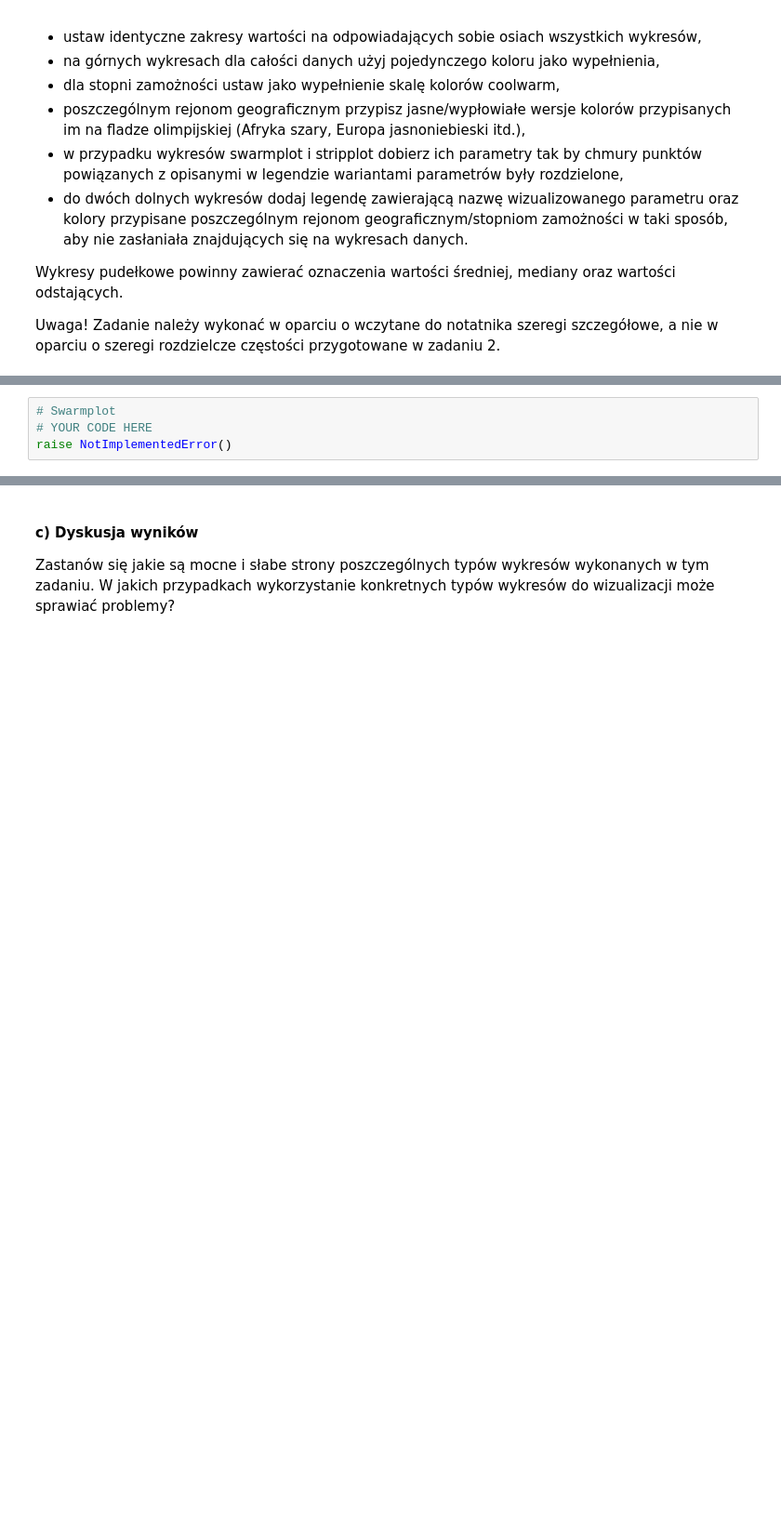
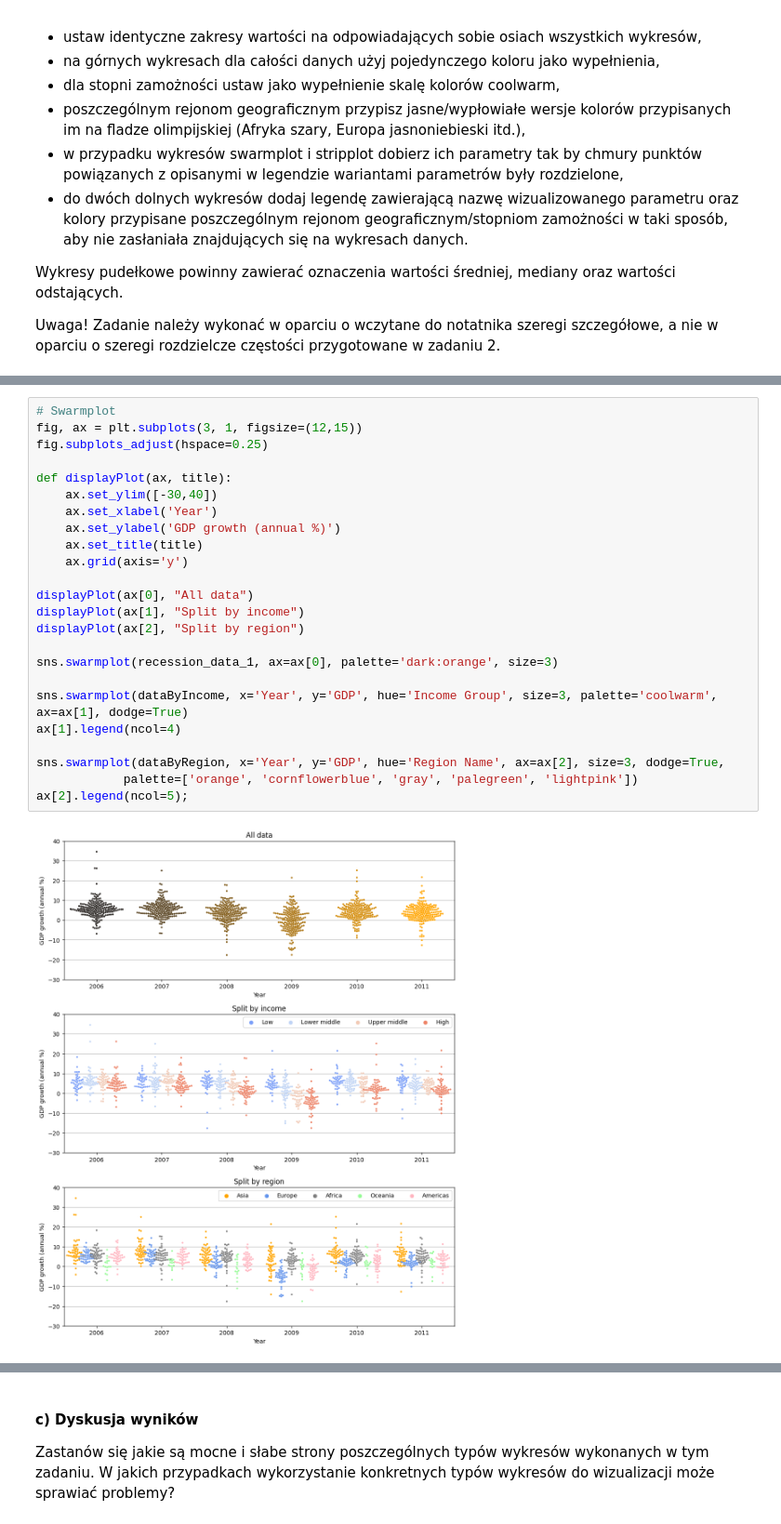
Before and after one commit to piotre10/ADwJP-exercises, a Jupyter notebook: L02/ZZ02_CZ02.ipynb, the cells around one changed output, grey strips where cells are left out. Shown at 93% size. Cells and saved outputs as stored; diff of their text form; blank space fills up the shorter version.

```diff
--- a/L02/ZZ02_CZ02.ipynb
+++ b/L02/ZZ02_CZ02.ipynb
@@ -236,6 +330,28 @@ raise NotImplementedError()
 # %%
 # Swarmplot
-# YOUR CODE HERE
-raise NotImplementedError()
+fig, ax = plt.subplots(3, 1, figsize=(12,15))
+fig.subplots_adjust(hspace=0.25)
+
+def displayPlot(ax, title):
+    ax.set_ylim([-30,40])
+    ax.set_xlabel('Year')
+    ax.set_ylabel('GDP growth (annual %)')
+    ax.set_title(title)
+    ax.grid(axis='y')
+
+displayPlot(ax[0], "All data")
+displayPlot(ax[1], "Split by income")
+displayPlot(ax[2], "Split by region")
+
+sns.swarmplot(recession_data_1, ax=ax[0], palette='dark:orange', size=3)
+
+sns.swarmplot(dataByIncome, x='Year', y='GDP', hue='Income Group', size=3, palette='coolwarm', ax=ax[1], dodge=True)
+ax[1].legend(ncol=4)
+
+sns.swarmplot(dataByRegion, x='Year', y='GDP', hue='Region Name', ax=ax[2], size=3, dodge=True,
+            palette=['orange', 'cornflowerblue', 'gray', 'palegreen', 'lightpink'])
+ax[2].legend(ncol=5);
+# %% [output]
+[figure, added]
 # %%
 # Stripplot
```
Also changed, not shown: parts of 10 cells of this notebook.
